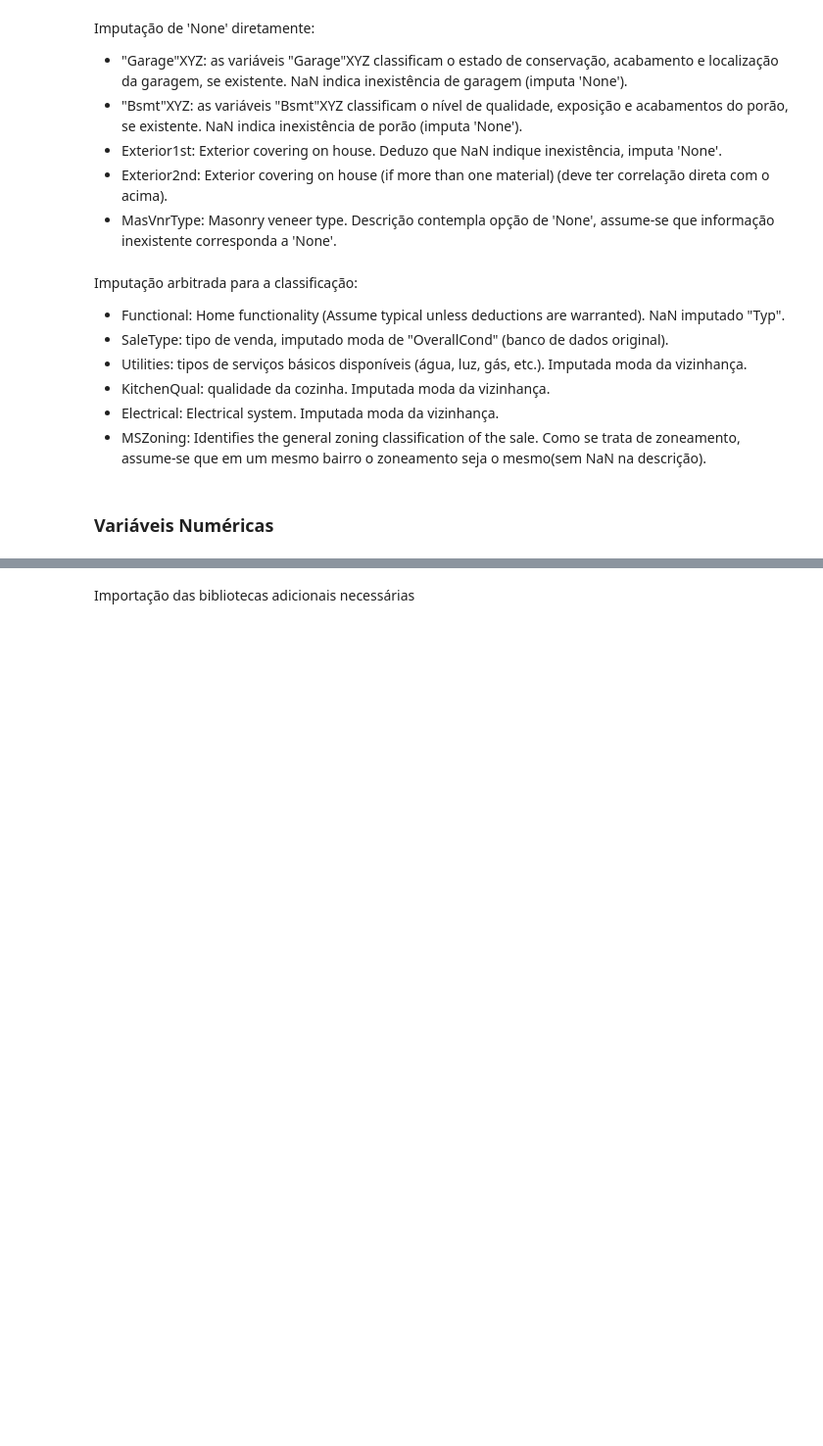
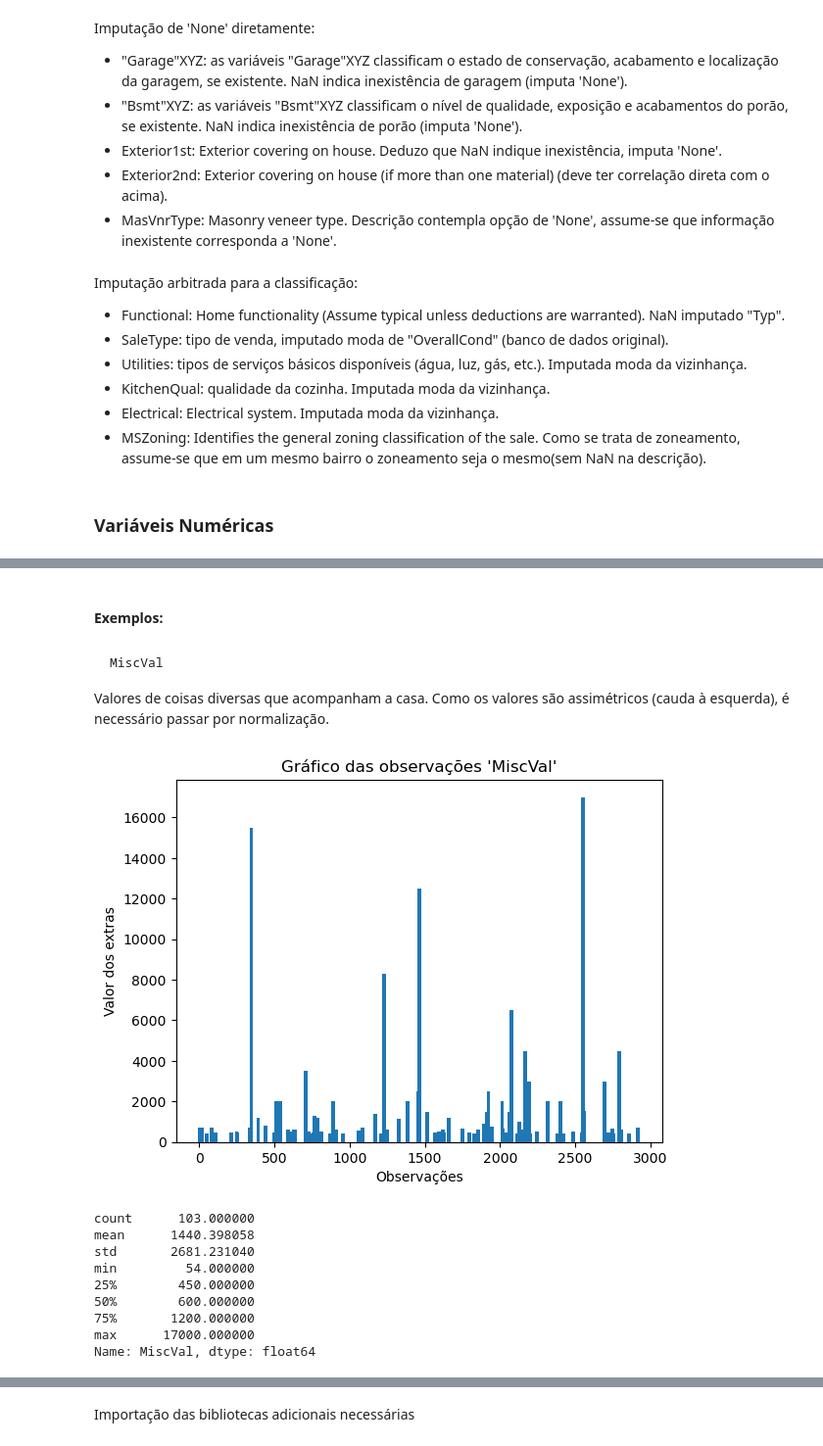
Before and after one commit to CarecaRS/HousePricesKaggle, a Jupyter notebook: house_prices_adv.ipynb, the cells around one changed output, grey strips where cells are left out. Shown at 98% size. Saved outputs shown, nothing was run; the diff lists cells and outputs as text; code cells hidden in the pictures; blank space fills up the shorter version.

```diff
--- a/house_prices_adv.ipynb
+++ b/house_prices_adv.ipynb
@@ -251,0 +308,4 @@ y = variaveis_quanti.SalePrice # como o 'y' é igual para todos (o preço de ven
+# %%
+variaveis_quanti["AreaLazerTotal"] =  variaveis_quanti["WoodDeckSF"] + variaveis_quanti["OpenPorchSF"] + \
+                                    variaveis_quanti["EnclosedPorch"] + variaveis_quanti["3SsnPorch"] + \
+                                    variaveis_quanti["ScreenPorch"] + variaveis_quanti["PoolArea"]
@@ -251,0 +353,9 @@ y = variaveis_quanti.SalePrice # como o 'y' é igual para todos (o preço de ven
+# %%
+variaveis_quali["Piscina"] = piscina
+variaveis_quali["Varanda"] = varanda
+variaveis_quali["Deck"] = deck
+variaveis_quanti = variaveis_quanti.drop("WoodDeckSF", axis = 1)
+variaveis_quanti = variaveis_quanti.drop("OpenPorchSF", axis = 1)
+variaveis_quanti = variaveis_quanti.drop("EnclosedPorch", axis = 1)
+variaveis_quanti = variaveis_quanti.drop("3SsnPorch", axis = 1)
+variaveis_quanti = variaveis_quanti.drop("ScreenPorch", axis = 1)
@@ -251,0 +365,9 @@ y = variaveis_quanti.SalePrice # como o 'y' é igual para todos (o preço de ven
+# %%
+banheiros_casa = variaveis_quanti["FullBath"] + variaveis_quanti["HalfBath"]
+banheiros_porao = variaveis_quanti["BsmtFullBath"] + variaveis_quanti["BsmtHalfBath"]
+variaveis_quanti["BanheirosCasa"] = banheiros_casa
+variaveis_quanti["BanheirosPorao"] = banheiros_porao
+variaveis_quanti = variaveis_quanti.drop("BsmtFullBath", axis = 1)
+variaveis_quanti = variaveis_quanti.drop("BsmtHalfBath", axis = 1)
+variaveis_quanti = variaveis_quanti.drop("FullBath", axis = 1)
+variaveis_quanti = variaveis_quanti.drop("HalfBath", axis = 1)
@@ -251,0 +378,7 @@ y = variaveis_quanti.SalePrice # como o 'y' é igual para todos (o preço de ven
+# %%
+variaveis_quanti = variaveis_quanti.drop("YearBuilt", axis = 1)
+variaveis_quanti = variaveis_quanti.drop("YearRemodAdd", axis = 1)
+variaveis_quanti = variaveis_quanti.drop("1stFlrSF", axis = 1)
+variaveis_quanti = variaveis_quanti.drop("2ndFlrSF", axis = 1)
+variaveis_quanti = variaveis_quanti.drop("LowQualFinSF", axis = 1)
+variaveis_quanti = variaveis_quanti.drop("GarageYrBlt", axis = 1)
@@ -251,0 +400,28 @@ y = variaveis_quanti.SalePrice # como o 'y' é igual para todos (o preço de ven
+# %% [markdown]
+#### Exemplos:
+# %% [markdown]
+    MiscVal
+Valores de coisas diversas que acompanham a casa. Como os valores são assimétricos (cauda à esquerda), é necessário passar por normalização.
+# %%
+valores_miscval = variaveis_quanti[variaveis_quanti["MiscVal"] > 0]["MiscVal"]
+#valores_miscval = valores_miscval.sort_values() # basta descomentar essa linha para gráfico com valores assimétricos
+indice = variaveis_quanti[variaveis_quanti["MiscVal"] > 0]["MiscVal"].index
+
+plt.title("Gráfico das observações 'MiscVal'")
+plt.xlabel("Observações")
+plt.ylabel("Valor dos extras")
+plt.bar(indice, valores_miscval, width = 25)
+plt.show()
+
+print(variaveis_quanti[variaveis_quanti["MiscVal"] > 0]["MiscVal"].describe())
+# %% [output]
+[figure, added]
+count      103.000000
+mean      1440.398058
+std       2681.231040
+min         54.000000
+25%        450.000000
+50%        600.000000
+75%       1200.000000
+max      17000.000000
+Name: MiscVal, dtype: float64
```
Also changed, not shown: parts of 106 cells of this notebook, 1 other file.
